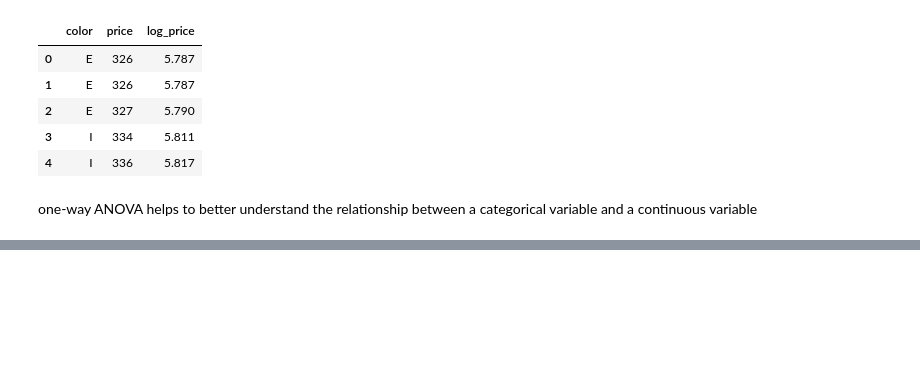
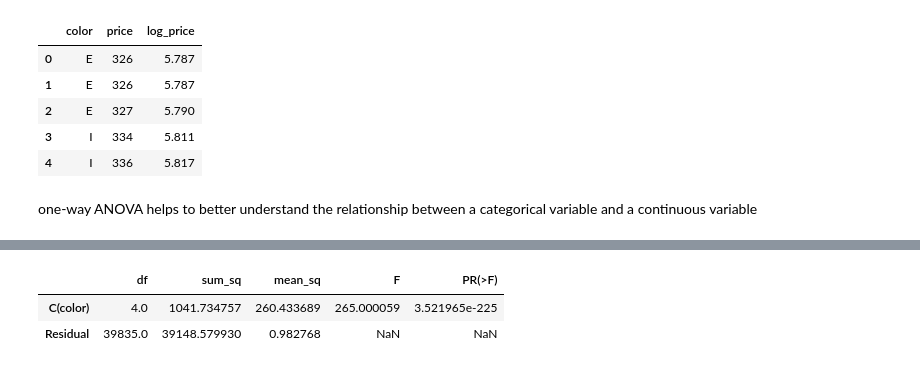
Before and after one commit to AfobCode/LearningPython, a Jupyter notebook: Regression_Analysis/ona_andtwo_way_ANOVA.ipynb, the cells around one changed output, grey strips where cells are left out. Cells and saved outputs as stored; diff of their text form; code cells hidden in the pictures; blank space fills up the shorter version.

```diff
--- a/Regression_Analysis/ona_andtwo_way_ANOVA.ipynb
+++ b/Regression_Analysis/ona_andtwo_way_ANOVA.ipynb
@@ -158,0 +224,8 @@ one-way ANOVA helps to better understand the relationship between a categorical
+# %%
+# Run oneway ANOVA
+
+sm.stats.anova_lm(price_color_model,typ = 1)
+# %% [output]
+|  | df | sum_sq | mean_sq | F | PR(>F) |
+| C(color) | 4.0 | 1041.734757 | 260.433689 | 265.000059 | 3.521965e-225 |
+| Residual | 39835.0 | 39148.579930 | 0.982768 | NaN | NaN |
```
Also changed, not shown: parts of 12 cells of this notebook.
